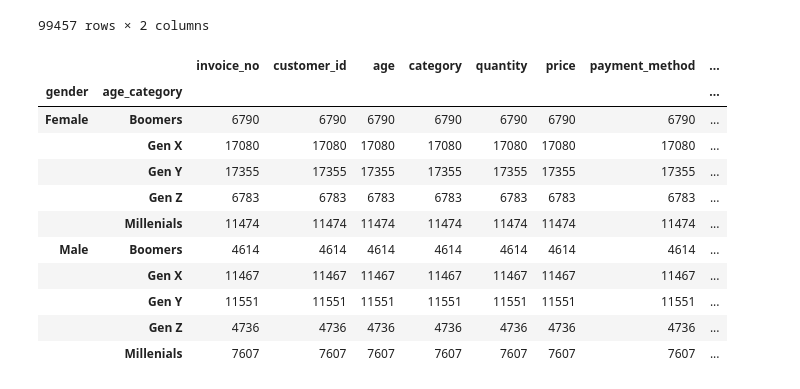
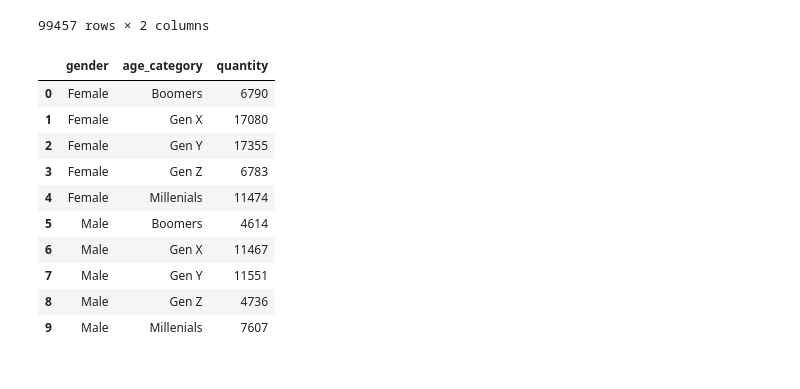
Before and after one commit to Maxterjs99/retail-project, a Jupyter notebook: retail.ipynb, the cells around one changed output. Saved outputs shown, nothing was run; the diff lists cells and outputs as text; code cells hidden in the pictures.

```diff
--- a/retail.ipynb
+++ b/retail.ipynb
@@ -310,18 +334,17 @@ df5[['gender', 'age_category']]
 | 99456 | Female | Gen Y |
 99457 rows × 2 columns
 # %%
-df_dist = df5.groupby(['gender', 'age_category']).count()
+df_dist = df5.groupby(['gender', 'age_category']).size().reset_index(name = 'quantity')
 df_dist
 # %% [output]
-|  |  | invoice_no | customer_id | age | category | quantity | price | payment_method | ... |
-| gender | age_category |  |  |  |  |  |  |  | ... |
-| Female | Boomers | 6790 | 6790 | 6790 | 6790 | 6790 | 6790 | 6790 | ... |
-|  | Gen X | 17080 | 17080 | 17080 | 17080 | 17080 | 17080 | 17080 | ... |
-|  | Gen Y | 17355 | 17355 | 17355 | 17355 | 17355 | 17355 | 17355 | ... |
-|  | Gen Z | 6783 | 6783 | 6783 | 6783 | 6783 | 6783 | 6783 | ... |
-|  | Millenials | 11474 | 11474 | 11474 | 11474 | 11474 | 11474 | 11474 | ... |
-| Male | Boomers | 4614 | 4614 | 4614 | 4614 | 4614 | 4614 | 4614 | ... |
-|  | Gen X | 11467 | 11467 | 11467 | 11467 | 11467 | 11467 | 11467 | ... |
-|  | Gen Y | 11551 | 11551 | 11551 | 11551 | 11551 | 11551 | 11551 | ... |
-|  | Gen Z | 4736 | 4736 | 4736 | 4736 | 4736 | 4736 | 4736 | ... |
-|  | Millenials | 7607 | 7607 | 7607 | 7607 | 7607 | 7607 | 7607 | ... |
+|  | gender | age_category | quantity |
+| 0 | Female | Boomers | 6790 |
+| 1 | Female | Gen X | 17080 |
+| 2 | Female | Gen Y | 17355 |
+| 3 | Female | Gen Z | 6783 |
+| 4 | Female | Millenials | 11474 |
+| 5 | Male | Boomers | 4614 |
+| 6 | Male | Gen X | 11467 |
+| 7 | Male | Gen Y | 11551 |
+| 8 | Male | Gen Z | 4736 |
+| 9 | Male | Millenials | 7607 |
```
Also changed, not shown: parts of 14 cells of this notebook.
